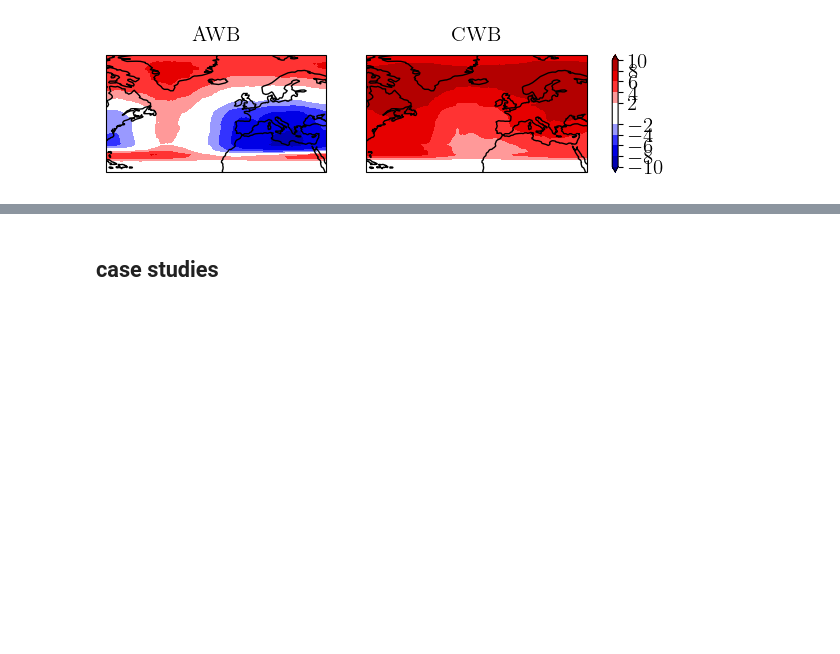
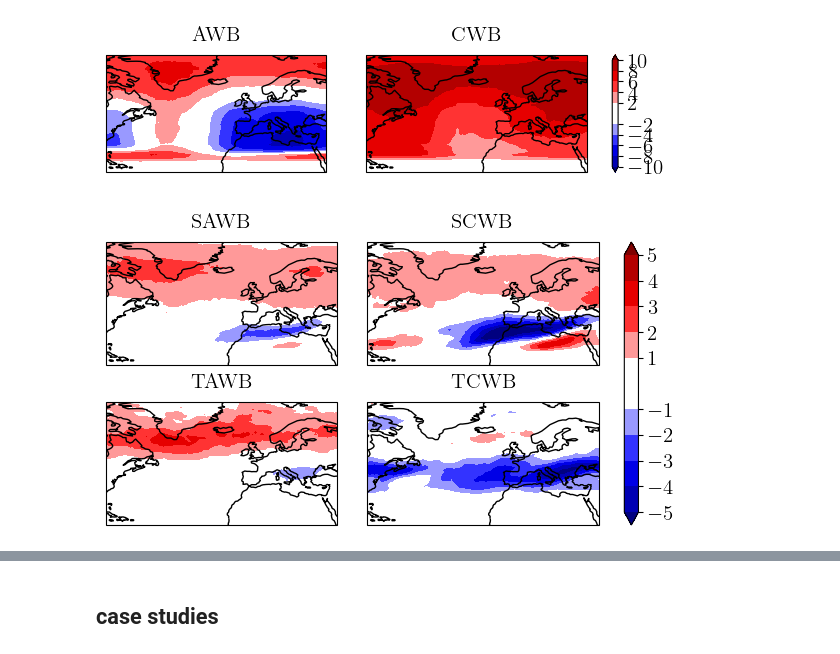
Before and after one commit to hbanderier/persistent-extremes-era5, a Jupyter notebook: Playgrounds/data_henrik_pg.ipynb, the cells around one changed output, grey strips where cells are left out. Saved outputs shown, nothing was run; the diff lists cells and outputs as text; code cells hidden in the pictures; blank space fills up the shorter version.

```diff
--- a/Playgrounds/data_henrik_pg.ipynb
+++ b/Playgrounds/data_henrik_pg.ipynb
@@ -192,3 +230,16 @@ titles = ["AWB", "CWB"]
 _ = clu.add_contourf(to_plot, levels=np.arange(-10, 12, 2).tolist(), cmap=colormaps.BlWhRe, titles=titles)
 # %% [output]
 [figure]
+# %%
+clu = Clusterplot(2, 2, get_region(clims["ctrl_AAVO"]))
+to_plot = {key: val.sel(dayofyear=summer_doy).mean("dayofyear") * 100 for key, val in clims.items()}
+to_plot = [
+    to_plot["ctrl_SAAVS"] - to_plot["dobl_SAAVS"],
+    to_plot["ctrl_SCAVS"] - to_plot["dobl_SCAVS"],
+    to_plot["ctrl_TAAVS"] - to_plot["dobl_TAAVS"],
+    to_plot["ctrl_TCAVS"] - to_plot["dobl_TCAVS"]
+]
+titles = ["SAWB", "SCWB", "TAWB", "TCWB"]
+_ = clu.add_contourf(to_plot, levels=np.arange(-5, 6, 1).tolist(), cmap=colormaps.BlWhRe, titles=titles)
+# %% [output]
+[figure, added]
```
Also changed, not shown: parts of 12 cells of this notebook, 2 other files.
